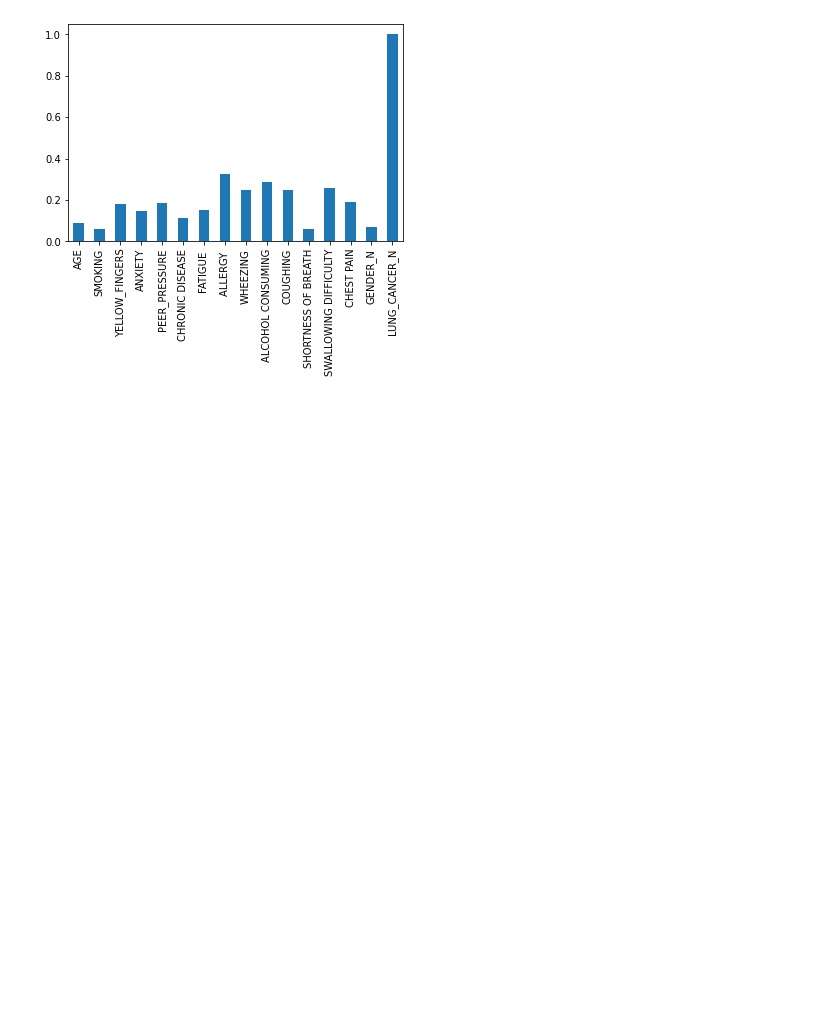
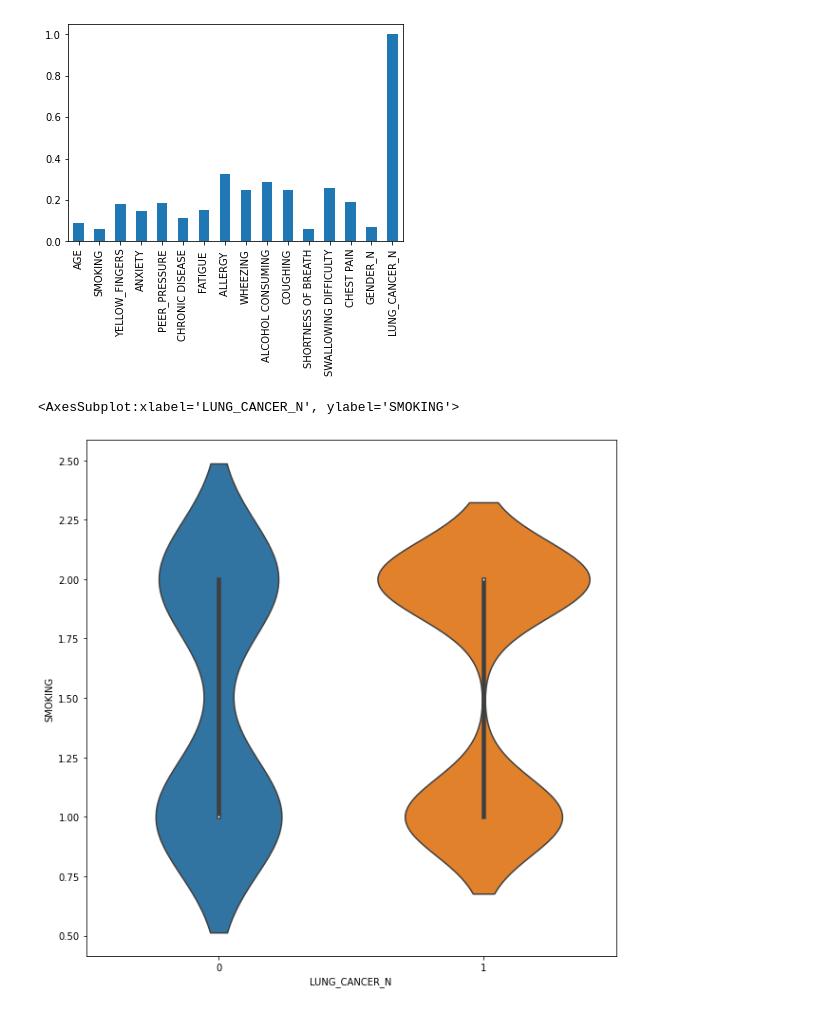
Before and after one commit to jayasith/ML_Assignment2_IT19070704_IT19079264_IT19076362_IT19041926, a Jupyter notebook: lung-cancer-prediction-random-forest.ipynb, the cells around one changed output. Drawn from its saved outputs; the diff is of its cells as text; code cells hidden in the pictures; blank space fills up the shorter version.

Commit message:
CREATE: parameter visualization added

```diff
--- a/lung-cancer-prediction-random-forest.ipynb
+++ b/lung-cancer-prediction-random-forest.ipynb
@@ -120,3 +121,9 @@ correlation.plot(kind='bar')
 plt.show()
 # %% [output]
 [figure]
+# %%
+plt.figure(figsize=(10,10))
+sbn.violinplot(x='LUNG_CANCER_N', y='SMOKING', data=updated_data_set)
+# %% [output]
+<AxesSubplot:xlabel='LUNG_CANCER_N', ylabel='SMOKING'>
+[figure, added]
```
Also changed, not shown: parts of 3 cells of this notebook.
